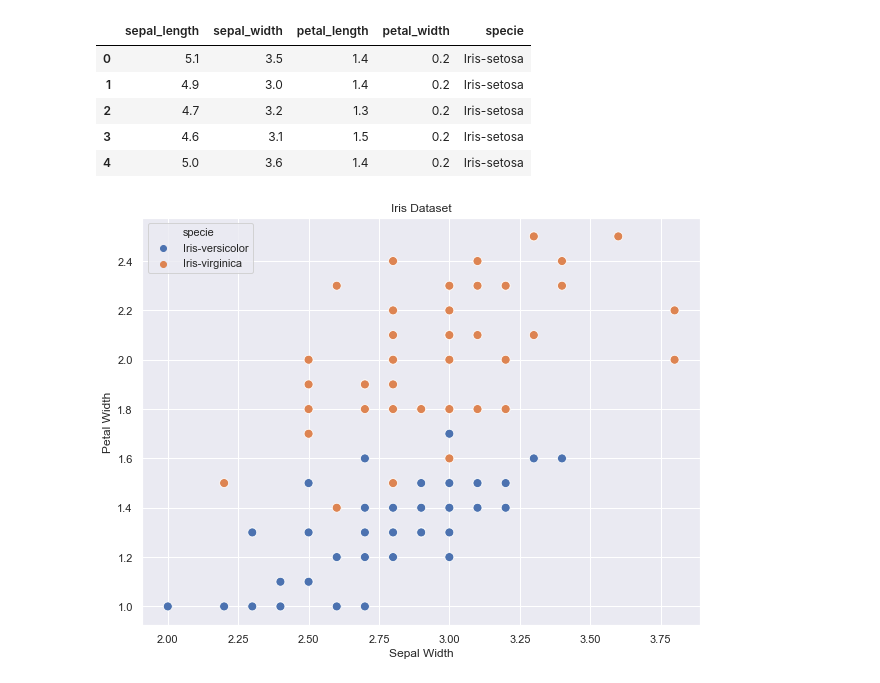
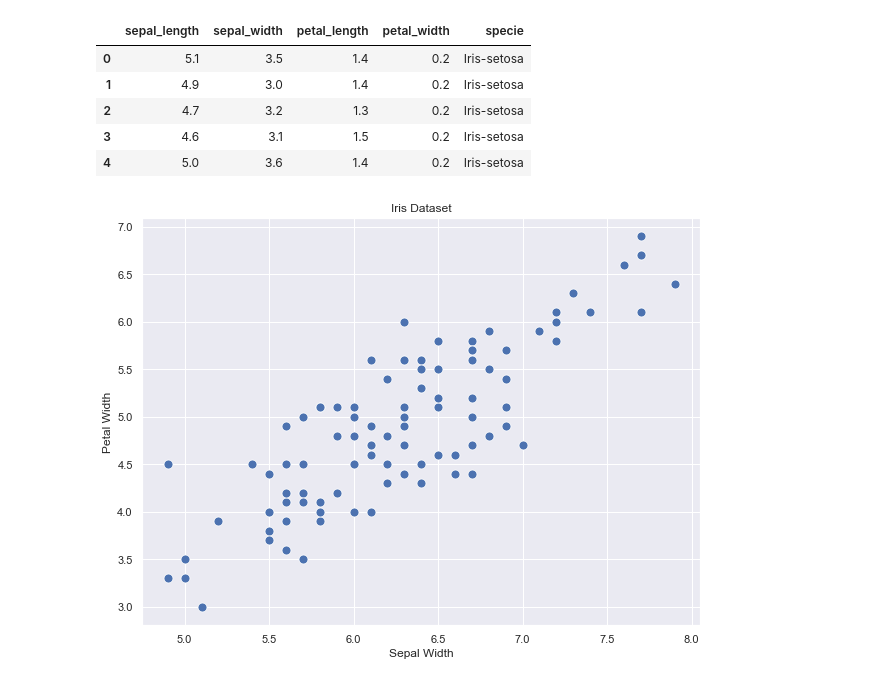
Before and after one commit to Berkays/MLP, a Jupyter notebook: nn.ipynb, the cells around one changed output. Cells and saved outputs as stored; diff of their text form; code cells hidden in the pictures.

```diff
--- a/nn.ipynb
+++ b/nn.ipynb
@@ -40,9 +38,9 @@ y_test = y_test
 # %%
 fig,ax = plt.subplots(figsize=(10,7.5))
-ax = sns.scatterplot(x="sepal_width", y="petal_width",hue="specie", data=df,s=80)
+ax = sns.scatterplot(x="sepal_length", y="petal_length", data=df,s=80)
 plt.title("Iris Dataset")
 plt.xlabel("Sepal Width")
 plt.ylabel("Petal Width")
 plt.show()
 # %% [output]
-[figure, old version]
+[figure, new version]
```
Also changed, not shown: parts of 10 cells of this notebook.
